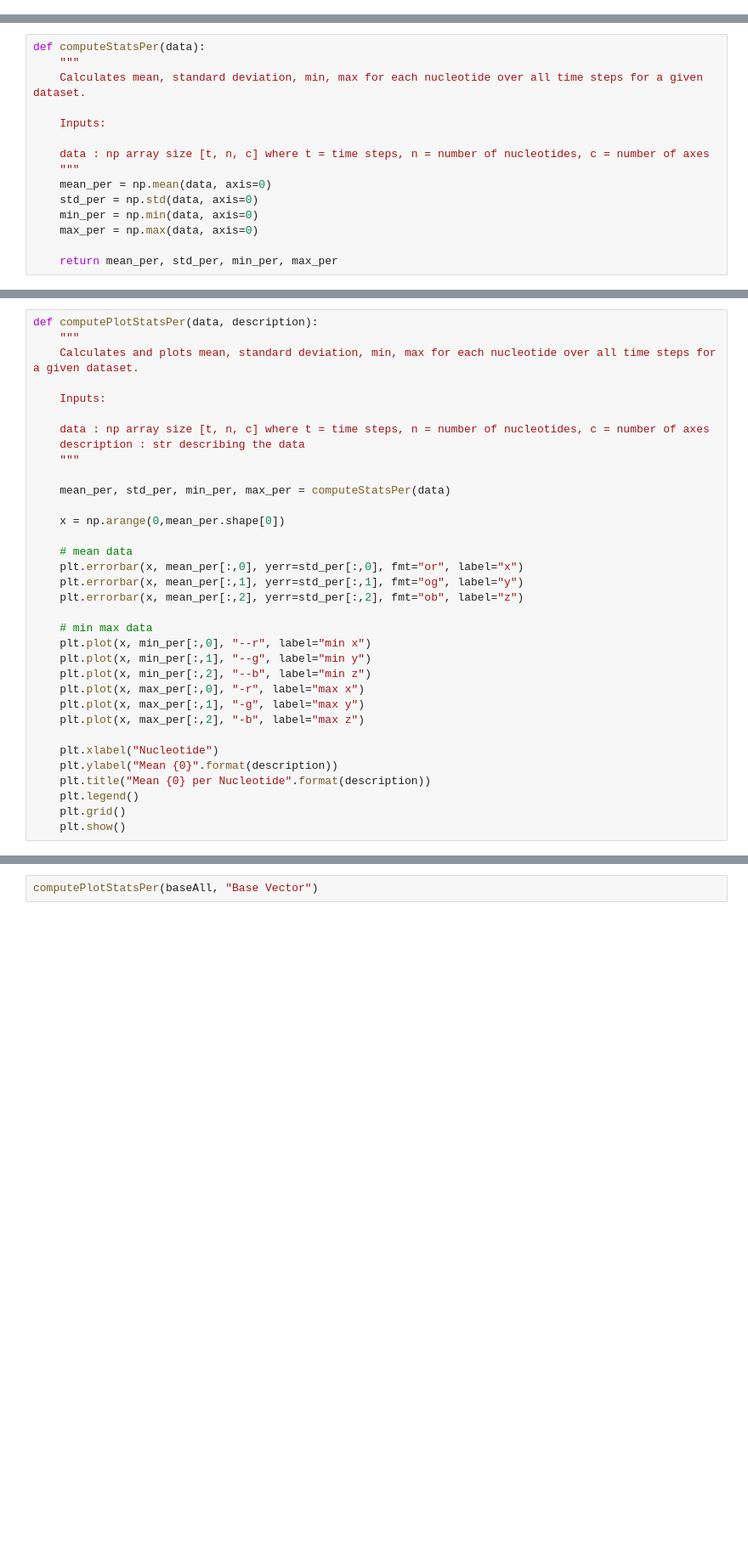
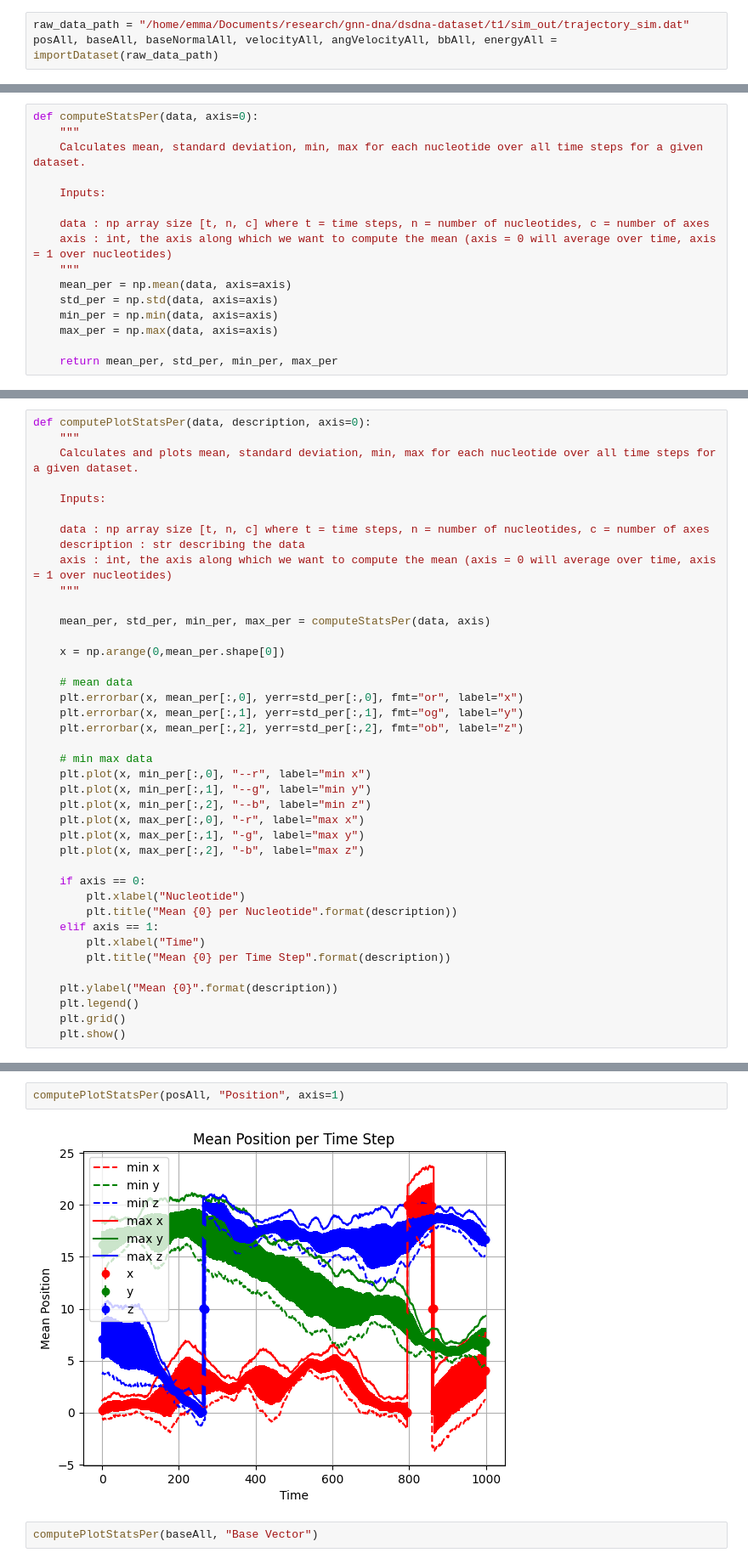
Before and after one commit to sassafras13/gnn-dna-sim, a Jupyter notebook: src/dataset-generation/dsDNA/02_stats.ipynb, the cells around one changed output, grey strips where cells are left out. Shown at 85% size. Saved outputs shown, nothing was run; the diff lists cells and outputs as text; blank space fills up the shorter version.

```diff
--- a/src/dataset-generation/dsDNA/02_stats.ipynb
+++ b/src/dataset-generation/dsDNA/02_stats.ipynb
@@ -99,0 +98,3 @@ total number of particles 40
+# %%
+raw_data_path = "/home/emma/Documents/research/gnn-dna/dsdna-dataset/t1/sim_out/trajectory_sim.dat"
+posAll, baseAll, baseNormalAll, velocityAll, angVelocityAll, bbAll, energyAll = importDataset(raw_data_path)
@@ -119,18 +122,19 @@ def plotSampleTimeData(data, description):
     plt.legend()
     plt.show()
 # %%
-def computeStatsPer(data):
+def computeStatsPer(data, axis=0):
     """
     Calculates mean, standard deviation, min, max for each nucleotide over all time steps for a given dataset.
 
     Inputs:
 
     data : np array size [t, n, c] where t = time steps, n = number of nucleotides, c = number of axes
+    axis : int, the axis along which we want to compute the mean (axis = 0 will average over time, axis = 1 over nucleotides)
     """
-    mean_per = np.mean(data, axis=0)
-    std_per = np.std(data, axis=0)
-    min_per = np.min(data, axis=0)
-    max_per = np.max(data, axis=0)
+    mean_per = np.mean(data, axis=axis)
+    std_per = np.std(data, axis=axis)
+    min_per = np.min(data, axis=axis)
+    max_per = np.max(data, axis=axis)
 
     return mean_per, std_per, min_per, max_per
 # %%
@@ -153,7 +157,7 @@ def computeStatsAll(mean_per, std_per, min_per, max_per):
 
     return mean_all, std_all, min_all, max_all
 # %%
-def computePlotStatsPer(data, description):
+def computePlotStatsPer(data, description, axis=0):
     """
     Calculates and plots mean, standard deviation, min, max for each nucleotide over all time steps for a given dataset.
 
@@ -161,9 +165,10 @@ def computePlotStatsPer(data, description):
 
     data : np array size [t, n, c] where t = time steps, n = number of nucleotides, c = number of axes
     description : str describing the data
+    axis : int, the axis along which we want to compute the mean (axis = 0 will average over time, axis = 1 over nucleotides)
     """
 
-    mean_per, std_per, min_per, max_per = computeStatsPer(data)
+    mean_per, std_per, min_per, max_per = computeStatsPer(data, axis)
 
     x = np.arange(0,mean_per.shape[0])
 
@@ -180,9 +185,14 @@ def computePlotStatsPer(data, description):
     plt.plot(x, max_per[:,1], "-g", label="max y")
     plt.plot(x, max_per[:,2], "-b", label="max z")
 
-    plt.xlabel("Nucleotide")
+    if axis == 0:
+        plt.xlabel("Nucleotide")
+        plt.title("Mean {0} per Nucleotide".format(description))
+    elif axis == 1:
+        plt.xlabel("Time")
+        plt.title("Mean {0} per Time Step".format(description))
+
     plt.ylabel("Mean {0}".format(description))
-    plt.title("Mean {0} per Nucleotide".format(description))
     plt.legend()
     plt.grid()
     plt.show()
@@ -254,6 +323,10 @@ plotSampleTimeData(angVelocityAll, "Angular Velocity")
 computePlotStatsPer(posAll, "Position")
 # %% [output]
 [figure]
+# %%
+computePlotStatsPer(posAll, "Position", axis=1)
+# %% [output]
+[figure, added]
 # %%
 computePlotStatsPer(baseAll, "Base Vector")
 # %% [output]
```
Also changed, not shown: parts of 47 cells of this notebook, 1 other file.
